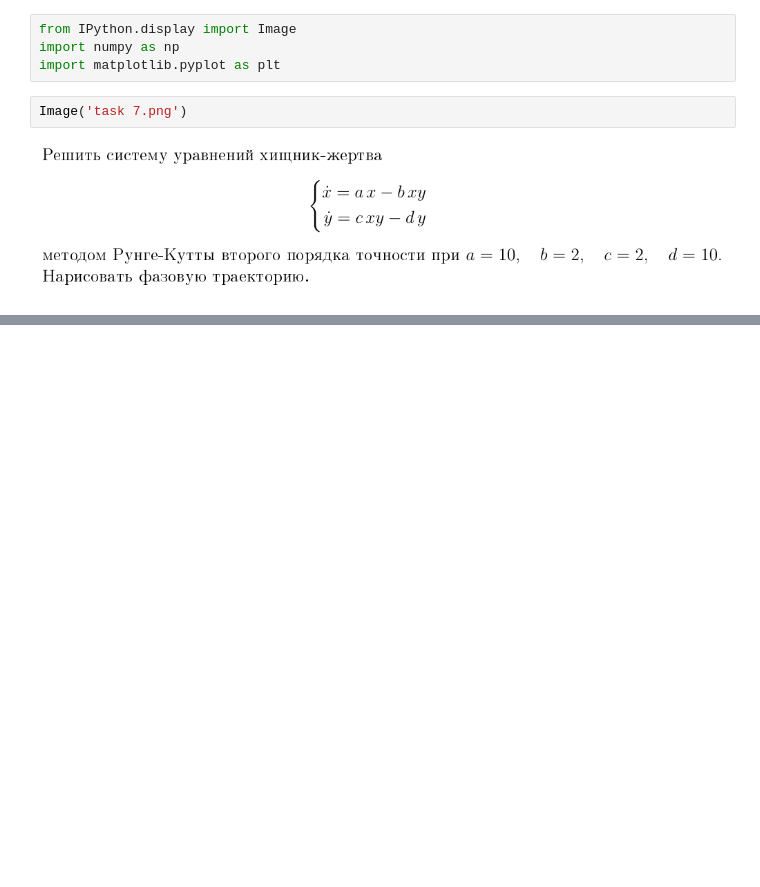
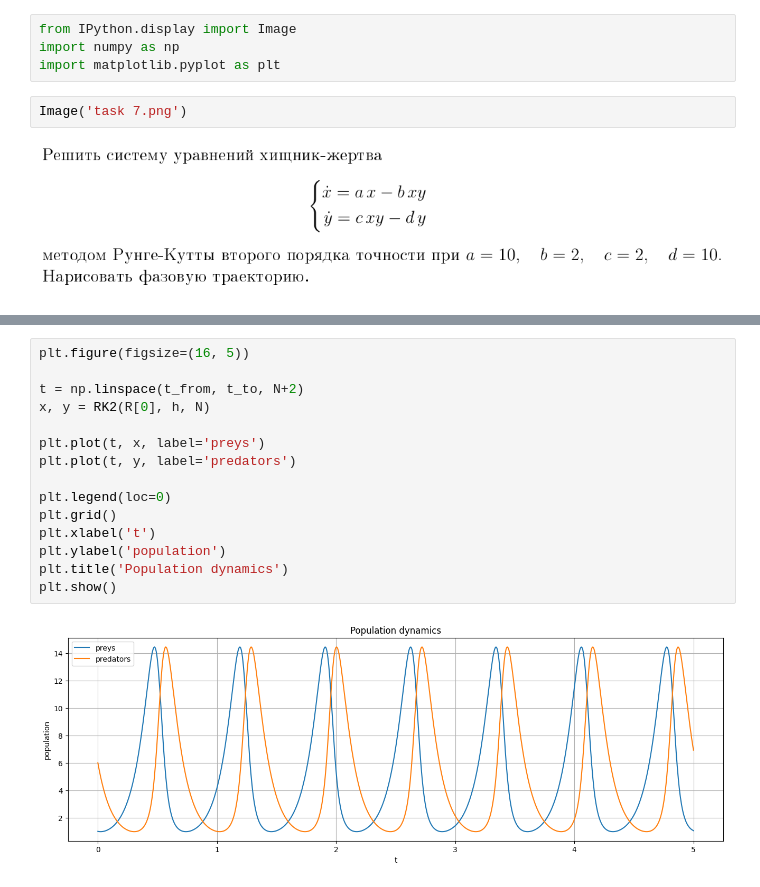
Before and after one commit to CuSynth/computational-physics, a Jupyter notebook: #7 Predator-Prey/solution.ipynb, the cells around one changed output, grey strips where cells are left out. Saved outputs shown, nothing was run; the diff lists cells and outputs as text; blank space fills up the shorter version.

```diff
--- a/#7 Predator-Prey/solution.ipynb
+++ b/#7 Predator-Prey/solution.ipynb
@@ -8,0 +69,17 @@ Image('task 7.png')
+# %%
+plt.figure(figsize=(16, 5))
+
+t = np.linspace(t_from, t_to, N+2)
+x, y = RK2(R[0], h, N)
+
+plt.plot(t, x, label='preys')
+plt.plot(t, y, label='predators')
+
+plt.legend(loc=0)
+plt.grid()
+plt.xlabel('t')
+plt.ylabel('population')
+plt.title('Population dynamics')
+plt.show()
+# %% [output]
+[figure, added]
```
Also changed, not shown: parts of 5 cells of this notebook.
